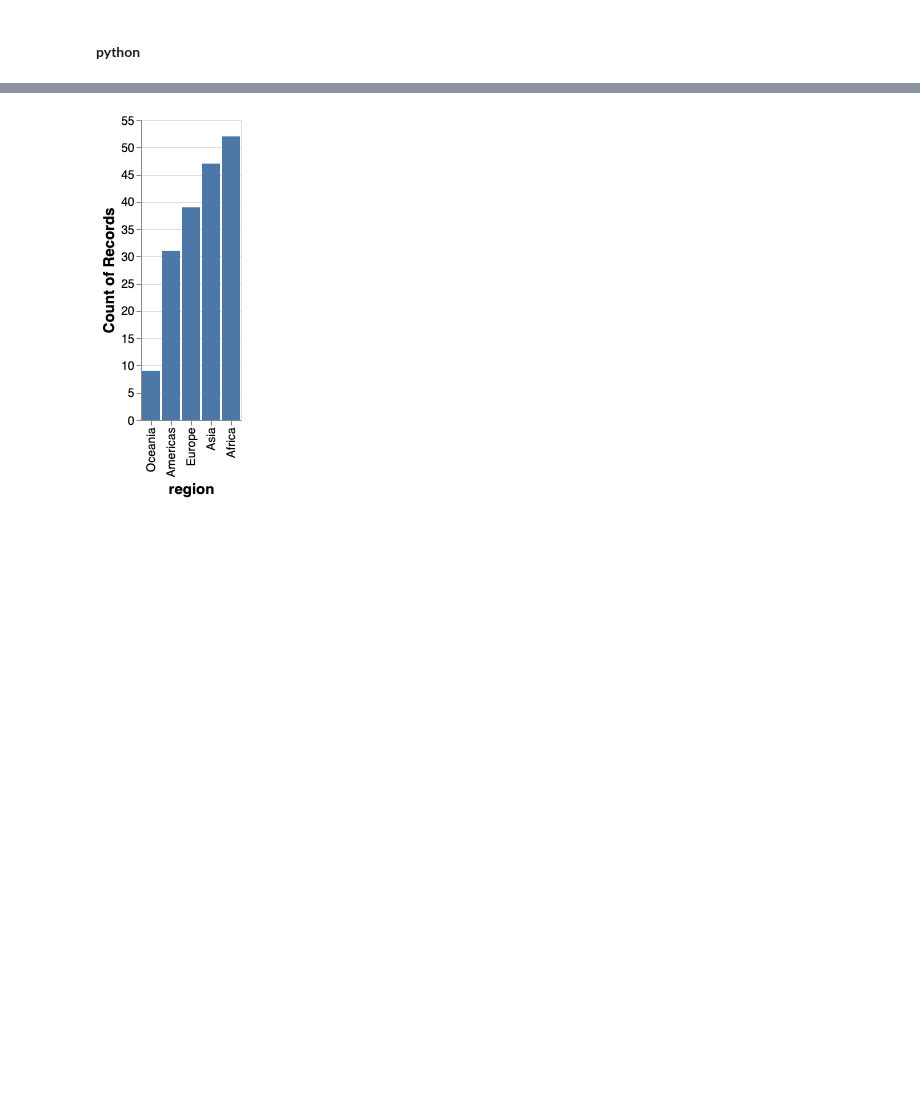
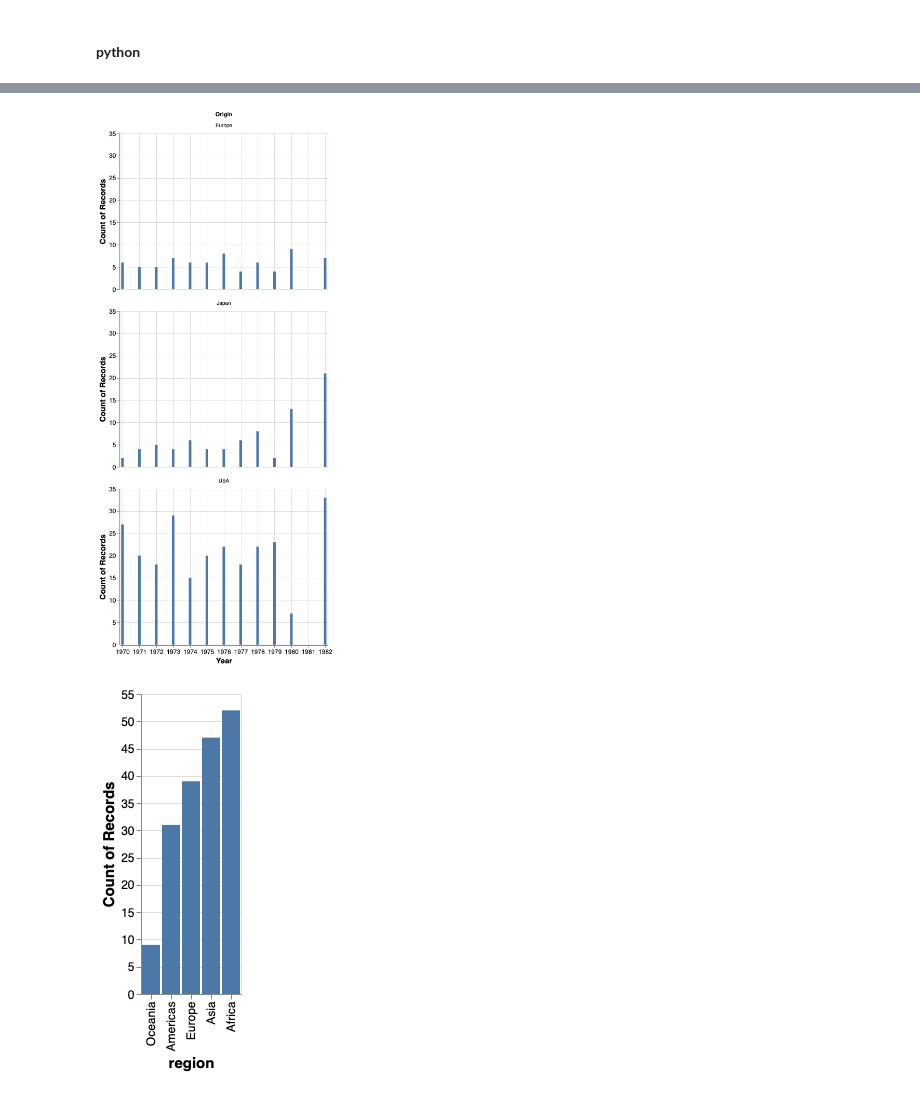
Before and after one commit to chuangw6/MDS_Courses, a Jupyter notebook: Block2/DSCI531_Viz1/quiz_review/quiz1_1.ipynb, the cells around one changed output, grey strips where cells are left out. Drawn from its saved outputs; the diff is of its cells as text; code cells hidden in the pictures; blank space fills up the shorter version.

```diff
--- a/Block2/DSCI531_Viz1/quiz_review/quiz1.ipynb
+++ b/Block2/DSCI531_Viz1/quiz_review/quiz1_1.ipynb
@@ -264,3 +319,22 @@ gm2018 = gm[gm['year'] == 2018]
+# %%
+import altair as alt
+from vega_datasets import data
+
+cars = data.cars()
+
+cars
+
+(
+    alt.Chart(cars)
+    .mark_bar()
+    .encode(
+        x=alt.X("Year"),
+        y="count()"
+    )
+    .facet('Origin', columns=1)
+)
+# %% [output]
+[figure, added]
 # %%
 alt_bar_1 = (alt.Chart(gm2018)
              .mark_bar()
```
Also changed, not shown: parts of 39 cells of this notebook, 10 other files.
